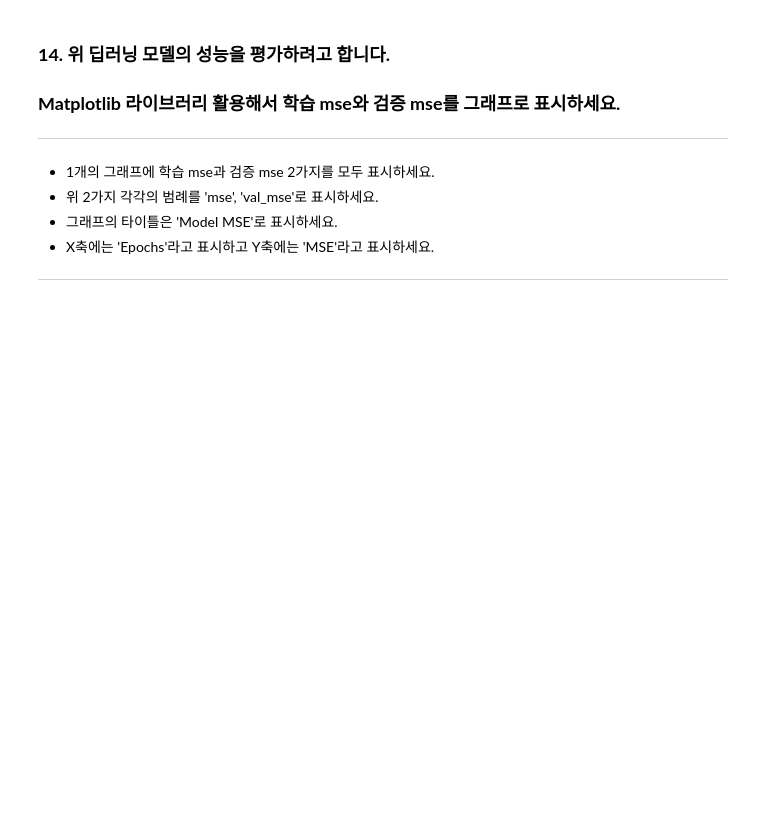
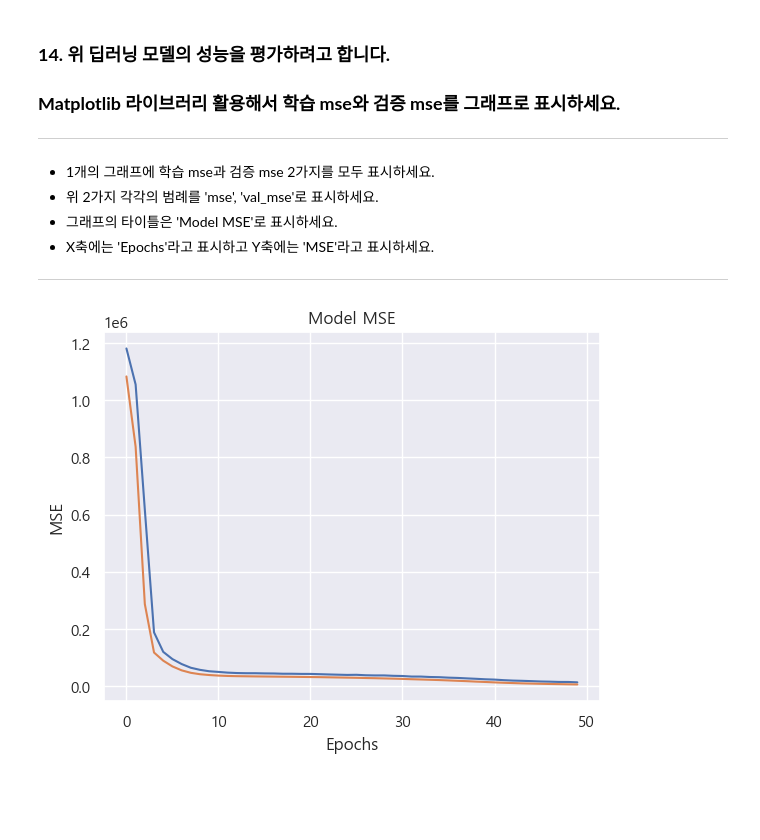
Before and after one commit to Sihyeon0123/AIVLE_School, a Jupyter notebook: AICE ASSOCIATE/1일차/8기_ASSO_과제1(내비게이션).ipynb, the cells around one changed output. Drawn from its saved outputs; the diff is of its cells as text; code cells hidden in the pictures; blank space fills up the shorter version.

```diff
--- a/AICE ASSOCIATE/1일차/8기_ASSO_과제1(내비게이션).ipynb
+++ b/AICE ASSOCIATE/1일차/8기_ASSO_과제1(내비게이션).ipynb
@@ -190,6 +228,7 @@ df[ column_list  ]. < blank1 >
 ---
 # %%
 # 여기에 답안코드를 작성하세요.
+df_preset = pd.get_dummies(df_del)
 # %% [markdown]
 <br>
 <br>
@@ -238,0 +287,10 @@ df[ column_list  ]. < blank1 >
+# %%
+# 여기에 답안코드를 작성하세요.
+from sklearn.tree import DecisionTreeRegressor
+from sklearn.ensemble import RandomForestRegressor
+
+dt = DecisionTreeRegressor(max_depth=5, min_samples_split=3, random_state=120)
+rf = RandomForestRegressor(max_depth=5, min_samples_split=3, random_state=120)
+
+dt.fit(X_train, y_train)
+rf.fit(X_train, y_train)
@@ -291,0 +362,24 @@ tf.random.set_seed(1)
+# %%
+# 여기에 답안코드를 작성하세요.
+from tensorflow.keras.layers import Input, Dense, Dropout
+from tensorflow.keras import Sequential
+from tensorflow.keras.callbacks import EarlyStopping
+from tensorflow.keras.optimizers import Adam
+from tensorflow.keras.backend import clear_session
+
+clear_session()
+
+model = Sequential([
+    Input(shape=(X_train.shape[1],)),
+    Dense(64, activation='selu'),
+    Dropout(0.1),
+    Dense(32, activation='selu'),
+    Dense(16, activation='selu'),
+    Dense(1, activation='linear')
+])
+
+estop = EarlyStopping(monitor='val_loss', patience=9)
+
+model.compile(optimizer=Adam(), metrics=['mse'], loss='mean_squared_error')
+
+history = model.fit(X_train, y_train, validation_data=(X_valid, y_valid), batch_size=128, epochs=50).history
@@ -306,3 +416,15 @@ tf.random.set_seed(1)
+# %%
+# 여기에 답안코드를 작성하세요.
+import matplotlib.pyplot as plt
+
+plt.plot(history['mse'])
+plt.plot(history['val_mse'])
+plt.title('Model MSE')
+plt.xlabel('Epochs')
+plt.ylabel('MSE')
+plt.show()
+# %% [output]
+[figure, added]
 # %% [markdown]
 <br>
 <br>
```
Also changed, not shown: parts of 21 cells of this notebook, 4 other files.
